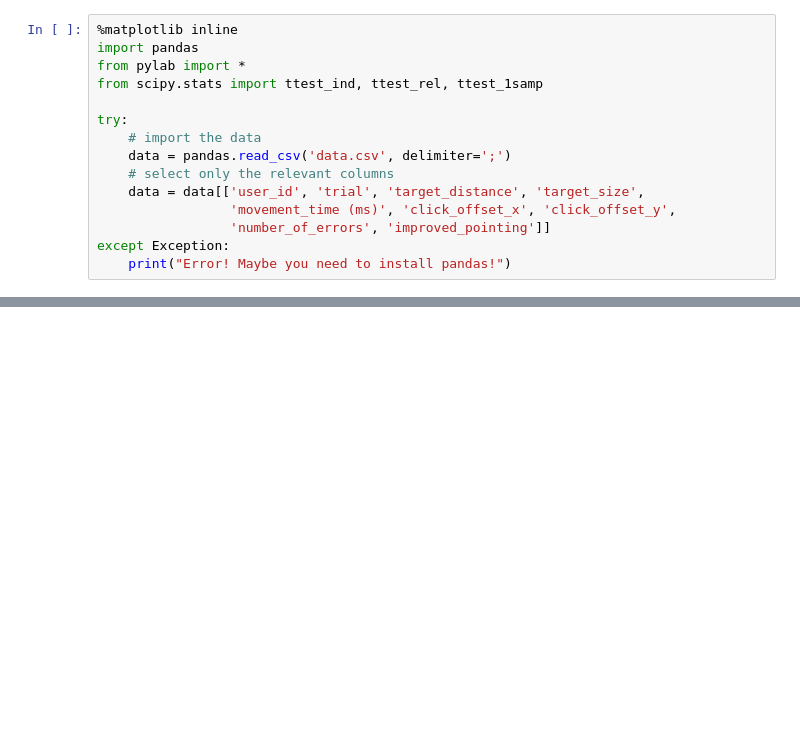
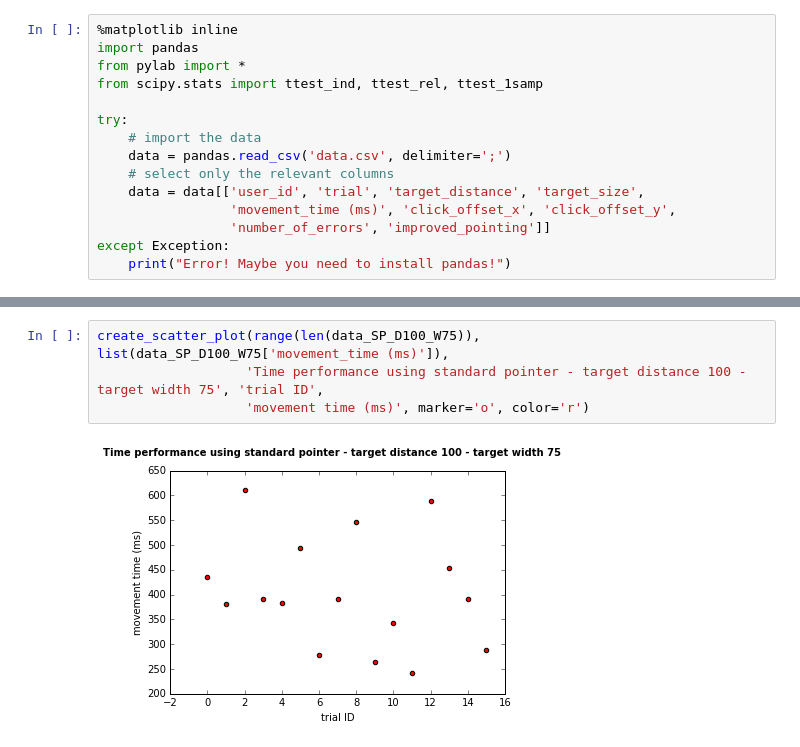
Before and after one commit to MBatzdorf/ITT_Assignment_5, a Jupyter notebook: pointing_technique_experiment.ipynb, the cells around one changed output, grey strips where cells are left out. Drawn from its saved outputs; the diff is of its cells as text; blank space fills up the shorter version.

```diff
--- a/pointing_technique_experiment.ipynb
+++ b/pointing_technique_experiment.ipynb
@@ -73,0 +178,6 @@ except Exception:
+# %%
+create_scatter_plot(range(len(data_SP_D100_W75)), list(data_SP_D100_W75['movement_time (ms)']),
+                   'Time performance using standard pointer - target distance 100 - target width 75', 'trial ID',
+                   'movement time (ms)', marker='o', color='r')
+# %% [output]
+[figure, added]
```
Also changed, not shown: parts of 49 cells of this notebook.
